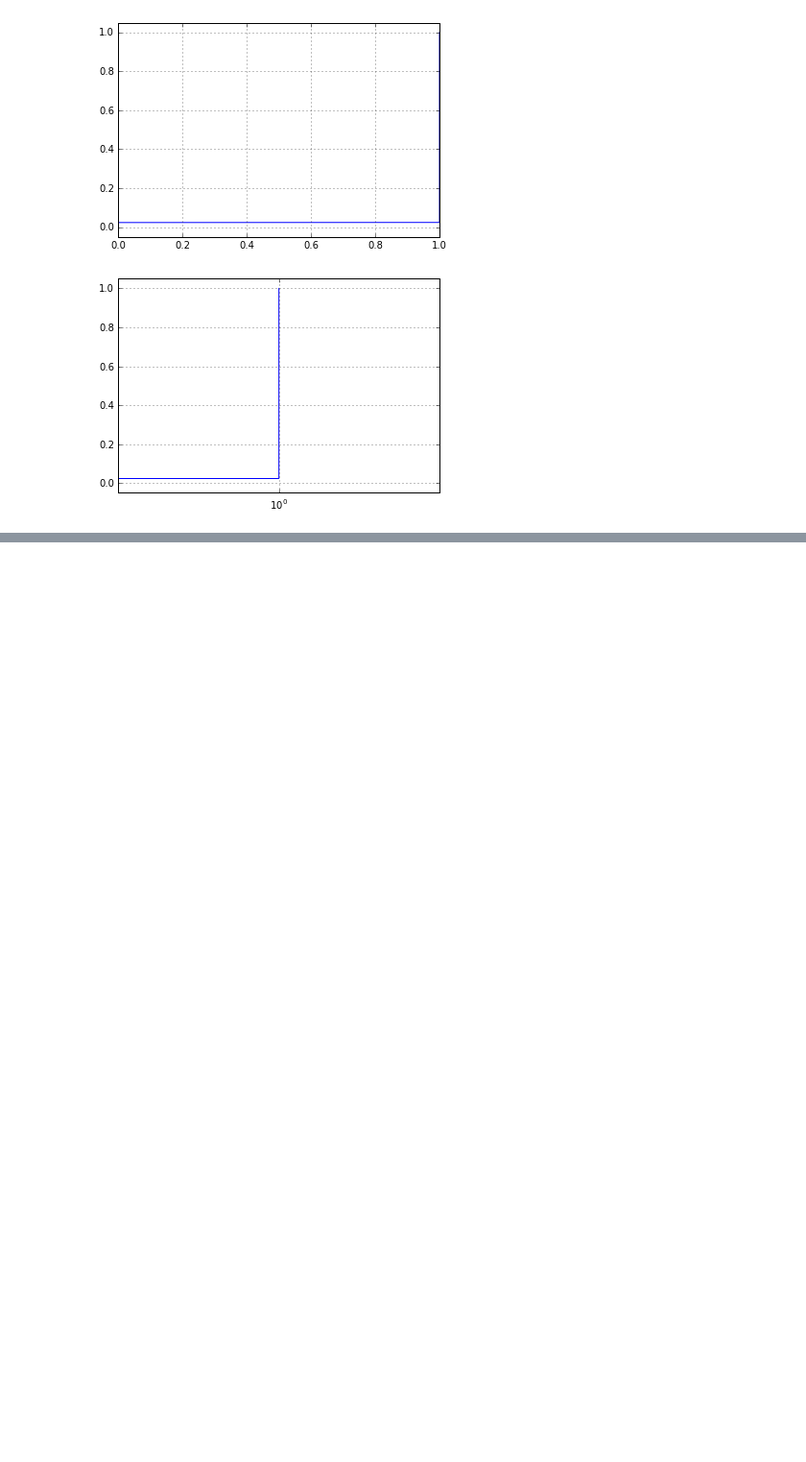
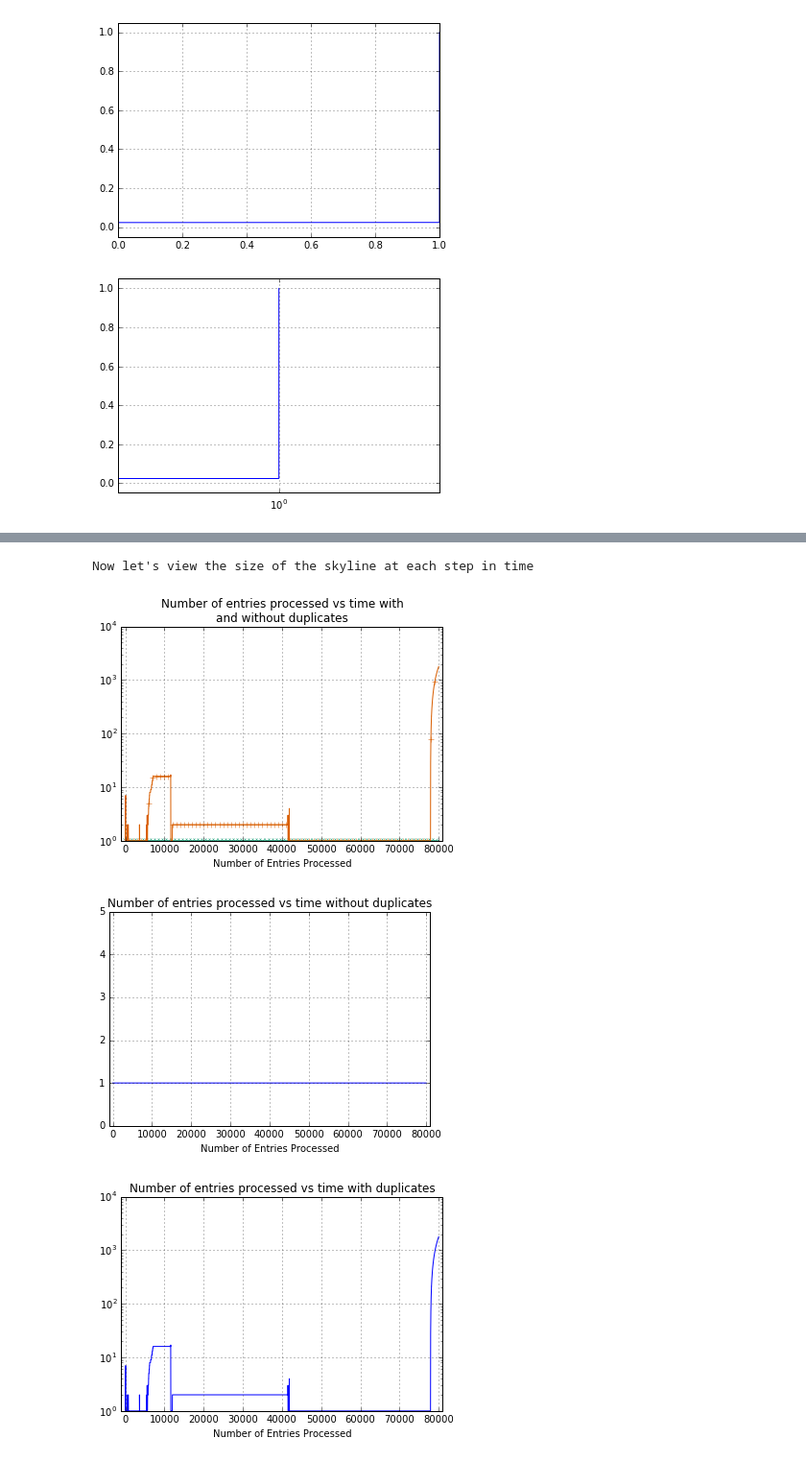
Before and after one commit to ben-jones/skyline-streaming, a Jupyter notebook: perf-analysis/skyline perf exploration.ipynb, the cells around one changed output, grey strips where cells are left out. Shown at 96% size. Cells and saved outputs as stored; diff of their text form; code cells hidden in the pictures; blank space fills up the shorter version.

```diff
--- a/perf-analysis/skyline perf exploration.ipynb
+++ b/perf-analysis/skyline perf exploration.ipynb
@@ -67,0 +123,46 @@ plt.show()
+# %%
+print "Now let's view the size of the skyline at each step in time"
+
+fig = plt.figure()
+plt.plot(df.order, df.sky_size, '-x', color="#1b9e77", label="No dups", markevery=1000)
+plt.plot(dup_df.order, dup_df.sky_size, '-+', color="#d95f02", label="With dups", markevery=1000)
+plt.xlabel("Time")
+plt.xlabel("Number of Entries Processed")
+plt.title("Number of entries processed vs time with\nand without duplicates")
+plt.yscale('log')
+plt.ylim([-1000, 10000])
+plt.xlim([-1000, 81000])
+#fig.autofmt_xdate()
+plt.grid()
+plt.show()
+
+fig = plt.figure()
+plt.plot(df.order, df.sky_size, markevery=1000)
+#plt.plot(dup_df.order, dup_df.sky_size, markevery=1000)
+plt.xlabel("Time")
+plt.xlabel("Number of Entries Processed")
+plt.title("Number of entries processed vs time without duplicates")
+#plt.yscale('log')
+plt.ylim([0, 5])
+plt.xlim([-1000, 81000])
+#fig.autofmt_xdate()
+plt.grid()
+plt.show()
+
+fig = plt.figure()
+#plt.plot(df.order, df.sky_size, markevery=1000)
+plt.plot(dup_df.order, dup_df.sky_size, markevery=1000)
+plt.xlabel("Time")
+plt.xlabel("Number of Entries Processed")
+plt.title("Number of entries processed vs time with duplicates")
+plt.yscale('log')
+#plt.ylim([-1000, 10000])
+plt.xlim([-1000, 81000])
+#fig.autofmt_xdate()
+plt.grid()
+plt.show()
+# %% [output]
+Now let's view the size of the skyline at each step in time
+[figure, added]
+[figure, added]
+[figure, added]
```
Also changed, not shown: parts of 4 cells of this notebook, 1 other file.
